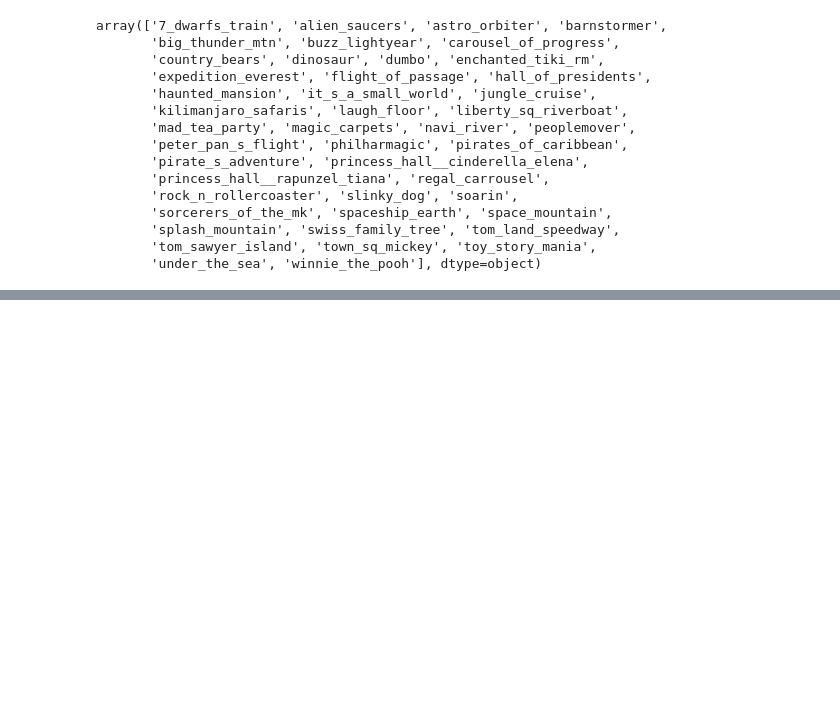
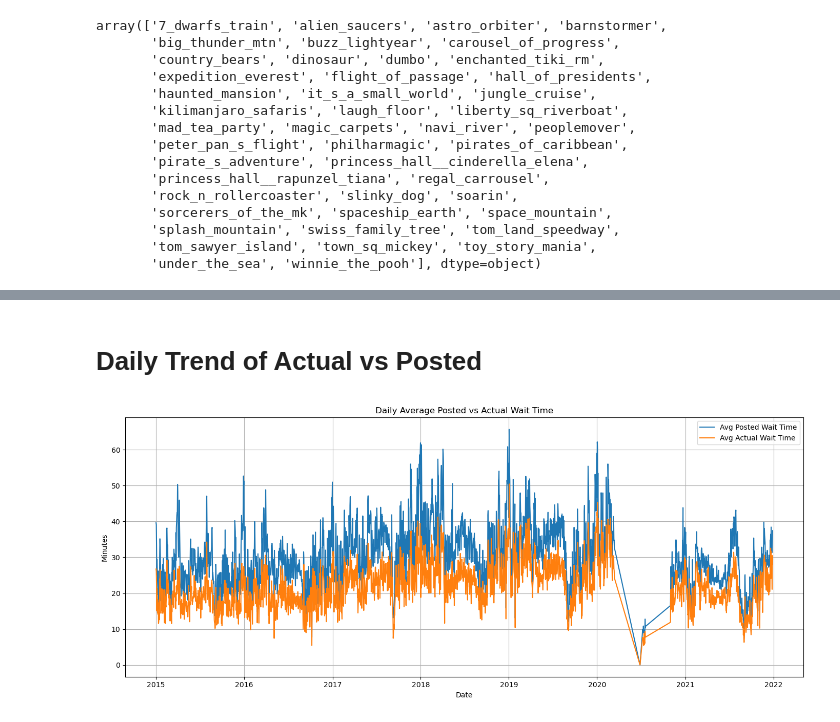
Before and after one commit to Isabel360/Disney, a Jupyter notebook: ifeyinwa.ipynb, the cells around one changed output, grey strips where cells are left out. Cells and saved outputs as stored; diff of their text form; code cells hidden in the pictures; blank space fills up the shorter version.

```diff
--- a/ifeyinwa.ipynb
+++ b/ifeyinwa.ipynb
@@ -1032,0 +312,19 @@ NameError: name 'df_waiting_time' is not defined
+# %% [markdown]
+# Daily Trend of Actual vs Posted
+# %%
+daily_avg = df_netjes_itp.groupby(df_netjes_itp['date'])[['SPOSTMIN_interp', 'SACTMIN_filled']].mean().reset_index()
+
+import matplotlib.pyplot as plt
+
+plt.figure(figsize=(14, 6))
+plt.plot(daily_avg['date'], daily_avg['SPOSTMIN_interp'], label='Avg Posted Wait Time')
+plt.plot(daily_avg['date'], daily_avg['SACTMIN_filled'], label='Avg Actual Wait Time')
+plt.title('Daily Average Posted vs Actual Wait Time')
+plt.xlabel('Date')
+plt.ylabel('Minutes')
+plt.legend()
+plt.grid(True)
+plt.tight_layout()
+plt.show()
+# %% [output]
+[figure, added]
```
Also changed, not shown: parts of 134 cells of this notebook, 1 other file.
